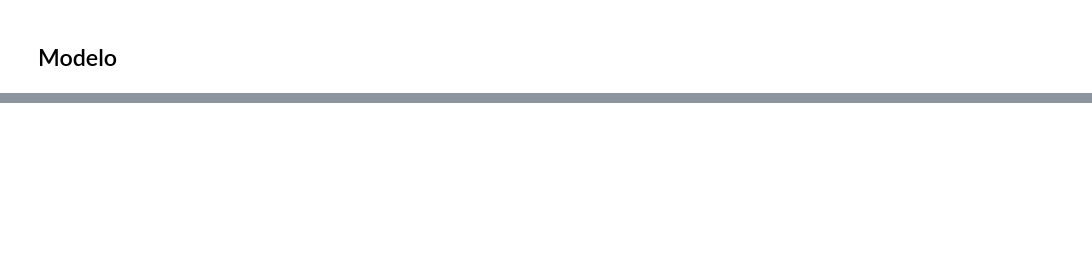
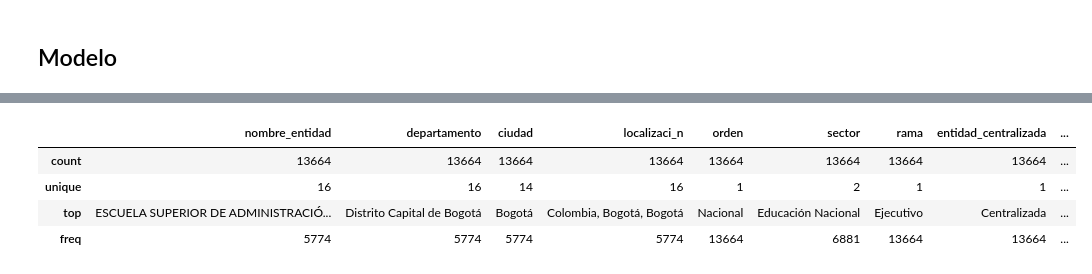
Before and after one commit to astrandrea/AnConESAP, a Jupyter notebook: codigo/preprocesamiento/preprocesamiento.ipynb, the cells around one changed output, grey strips where cells are left out. Cells and saved outputs as stored; diff of their text form; code cells hidden in the pictures; blank space fills up the shorter version.

```diff
--- a/codigo/preprocesamiento/preprocesamiento.ipynb
+++ b/codigo/preprocesamiento/preprocesamiento.ipynb
@@ -484,0 +543,7 @@ Name: tiempo_entre_firma_fin_dia, dtype: float64
+# %%
+# Filtrar los registros donde el tiempo entre firma y fin NO es mayor a 365 días ni menor a 1 día
+secopf = secop[(secop['tiempo_entre_firma_fin_dia'] <= 365) & (secop['tiempo_entre_firma_fin_dia'] >= 1)]
+
+# Verificar la cantidad de registros antes y después de la eliminación
+print("Original Data: %d" % len(secop))
+print("Data after removing specified records: %d" % len(secopf))
@@ -486,15 +554,15 @@ Name: tiempo_entre_firma_fin_dia, dtype: float64
 _Tiempo entre la fecha de firma de contrato y fecha fin de contrato ESAP año 2020 - 2024 (meses)_
 # %%
 # Convertir las fechas a datetime
-secop['fecha_de_firma'] = pd.to_datetime(secop['fecha_de_firma'])
-secop['fecha_de_fin_del_contrato'] = pd.to_datetime(secop['fecha_de_fin_del_contrato'])
+secopf['fecha_de_firma'] = pd.to_datetime(secopf['fecha_de_firma'])
+secopf['fecha_de_fin_del_contrato'] = pd.to_datetime(secopf['fecha_de_fin_del_contrato'])
 
 # Calcular la diferencia en días y luego convertir a meses
-diferencia_dias = (secop['fecha_de_fin_del_contrato'] - secop['fecha_de_firma']).dt.days
-secop['tiempo_entre_firma_fin_meses'] = (diferencia_dias / 30.44).astype(int)
+diferencia_dias = (secopf['fecha_de_fin_del_contrato'] - secopf['fecha_de_firma']).dt.days
+secopf['tiempo_entre_firma_fin_meses'] = (diferencia_dias / 30.44).astype(int)
 
 # Mostrar el resultado
-print(secop[['fecha_de_firma', 'fecha_de_fin_del_contrato', 'tiempo_entre_firma_fin_meses']].head())
+print(secopf[['fecha_de_firma', 'fecha_de_fin_del_contrato', 'tiempo_entre_firma_fin_meses']].head())
 # %% [output]
   fecha_de_firma fecha_de_fin_del_contrato  tiempo_entre_firma_fin_meses
 0     2023-03-02                2023-04-01                             0
@@ -521,7 +622,7 @@ Name: tiempo_entre_firma_fin_meses, dtype: float64
 # %%
 # Calcular el promedio de tiempo entre firma y fecha final del contrato en días
-secop['tiempo_entre_firma_fin'] = (secop['fecha_de_fin_del_contrato'] - secop['fecha_de_firma']).dt.days
-promedio_tiempo_por_dia = secop.groupby('fecha_de_firma')['tiempo_entre_firma_fin'].mean().reset_index()
+secopf['tiempo_entre_firma_fin'] = (secopf['fecha_de_fin_del_contrato'] - secopf['fecha_de_firma']).dt.days
+promedio_tiempo_por_dia = secopf.groupby('fecha_de_firma')['tiempo_entre_firma_fin'].mean().reset_index()
 
 # Convertir el promedio de días a meses
 promedio_tiempo_por_dia['tiempo_entre_firma_fin'] /= 30  # Aproximadamente 30 días por mes
@@ -607,0 +869,10 @@ AttributeError: 'DataFrame' object has no attribute 'data'
+# %%
+### Análisis de las variables categóricas
+# Estadísticas descriptivas de las variables categóricas
+secopf.describe(include='object')
+# %% [output]
+|  | nombre_entidad | departamento | ciudad | localizaci_n | orden | sector | rama | entidad_centralizada | ... |
+| count | 13664 | 13664 | 13664 | 13664 | 13664 | 13664 | 13664 | 13664 | ... |
+| unique | 16 | 16 | 14 | 16 | 1 | 2 | 1 | 1 | ... |
+| top | ESCUELA SUPERIOR DE ADMINISTRACIÓ... | Distrito Capital de Bogotá | Bogotá | Colombia, Bogotá, Bogotá | Nacional | Educación Nacional | Ejecutivo | Centralizada | ... |
+| freq | 5774 | 5774 | 5774 | 5774 | 13664 | 6881 | 13664 | 13664 | ... |
```
Also changed, not shown: parts of 69 cells of this notebook, 7 other files.
